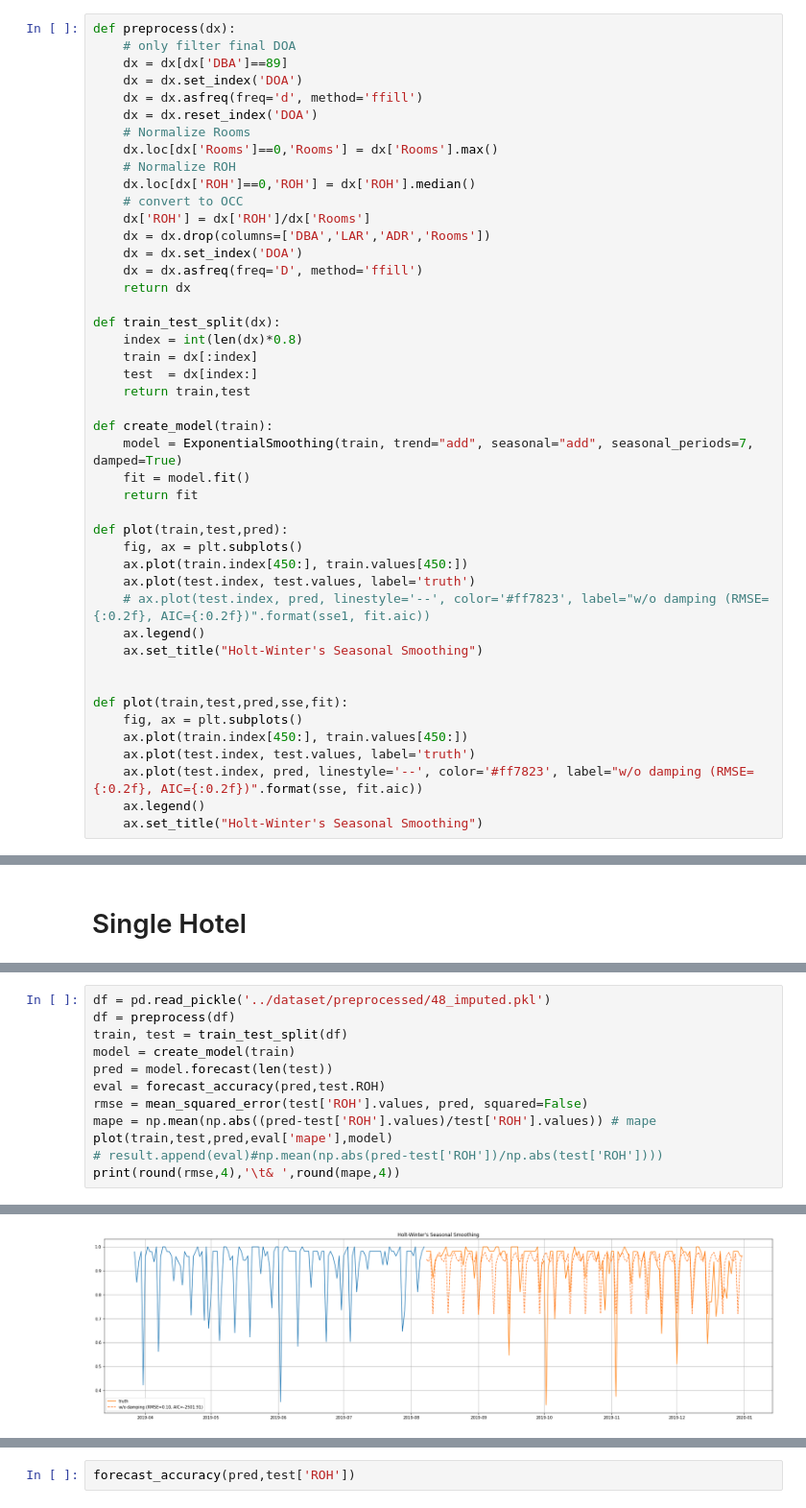
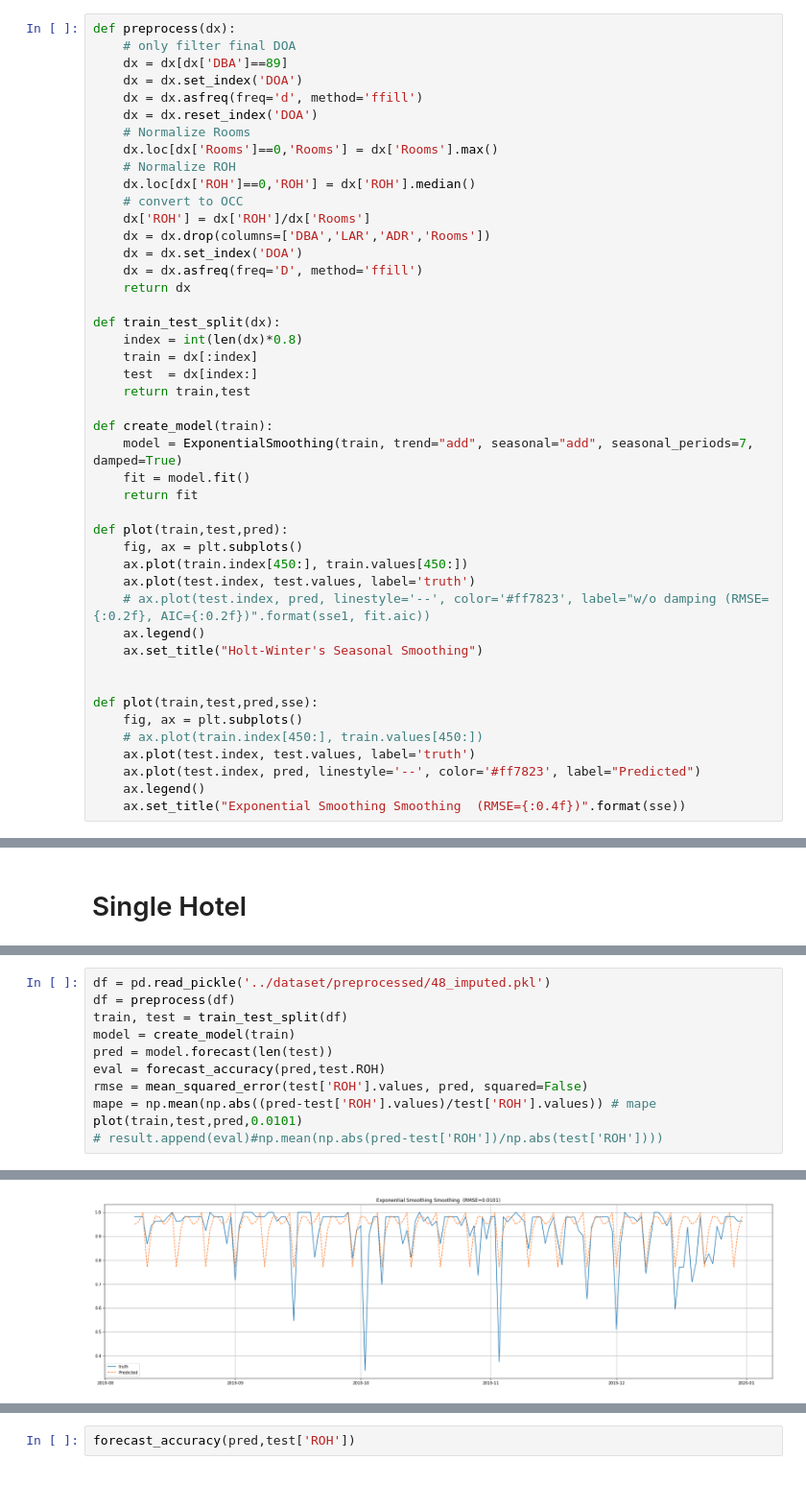
Before and after one commit to ahmadabdullah247/thesis, a Jupyter notebook: SingleHotel/LA_ETS.ipynb, the cells around one changed output, grey strips where cells are left out. Shown at 96% size. Saved outputs shown, nothing was run; the diff lists cells and outputs as text.

```diff
--- a/SingleHotel/LA_ETS.ipynb
+++ b/SingleHotel/LA_ETS.ipynb
@@ -52,13 +53,13 @@ def plot(train,test,pred):
     ax.set_title("Holt-Winter's Seasonal Smoothing")
 
 
-def plot(train,test,pred,sse,fit):
+def plot(train,test,pred,sse):
     fig, ax = plt.subplots()
-    ax.plot(train.index[450:], train.values[450:])
+    # ax.plot(train.index[450:], train.values[450:])
     ax.plot(test.index, test.values, label='truth')
-    ax.plot(test.index, pred, linestyle='--', color='#ff7823', label="w/o damping (RMSE={:0.2f}, AIC={:0.2f})".format(sse, fit.aic))
+    ax.plot(test.index, pred, linestyle='--', color='#ff7823', label="Predicted")
     ax.legend()
-    ax.set_title("Holt-Winter's Seasonal Smoothing")
+    ax.set_title("Exponential Smoothing Smoothing  (RMSE={:0.4f})".format(sse))
 # %%
 clean_hotels = [  48,   80,   86,  148,  151,  199,  269,  284,  317,  322,  577,1041, 1100, 1479, 1968, 4290]
 result = []
@@ -104,7 +108,6 @@ pred = model.forecast(len(test))
 eval = forecast_accuracy(pred,test.ROH)
 rmse = mean_squared_error(test['ROH'].values, pred, squared=False)
 mape = np.mean(np.abs((pred-test['ROH'].values)/test['ROH'].values)) # mape
-plot(train,test,pred,eval['mape'],model)
+plot(train,test,pred,0.0101)
 # result.append(eval)#np.mean(np.abs(pred-test['ROH'])/np.abs(test['ROH'])))
-print(round(rmse,4),'\t& ',round(mape,4))
 # %% [output]
@@ -112 +115 @@ print(round(rmse,4),'\t& ',round(mape,4))
-[figure, old version]
+[figure, new version]
```
Also changed, not shown: parts of 6 cells of this notebook, 6 other files.
